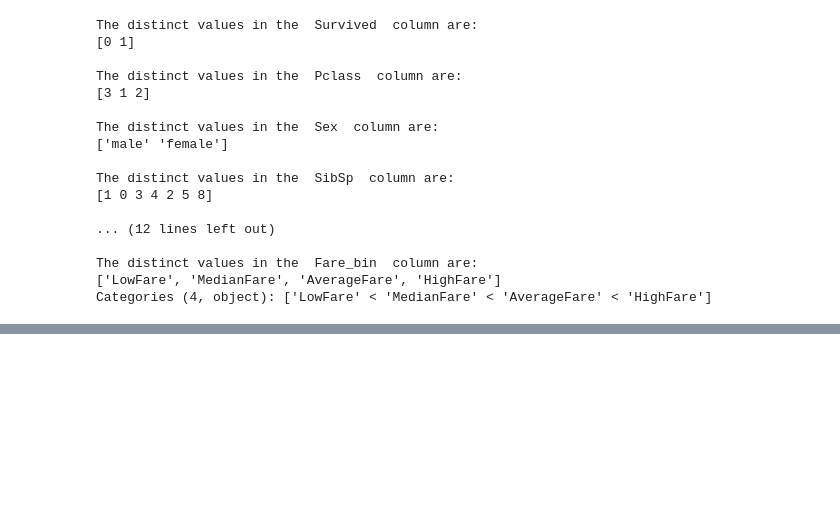
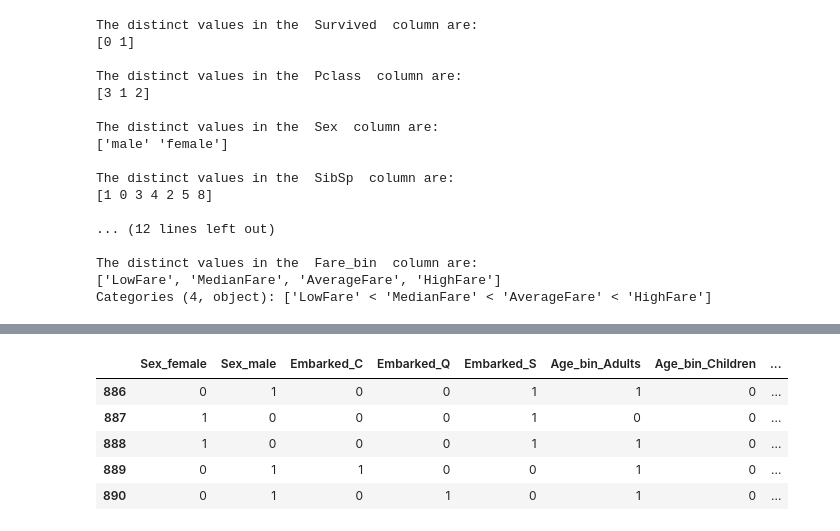
Before and after one commit to PercyAyimbilaNsolemna/Machine_Learning, a Jupyter notebook: Titanic_Kaggle_Challenge/Titanic.ipynb, the cells around one changed output, grey strips where cells are left out. Drawn from its saved outputs; the diff is of its cells as text; code cells hidden in the pictures; blank space fills up the shorter version.

```diff
--- a/Titanic_Kaggle_Challenge/Titanic.ipynb
+++ b/Titanic_Kaggle_Challenge/Titanic.ipynb
@@ -440,0 +505,10 @@ dtype: object
+# %%
+#Outputs the tail of the one_hot_encoded_features
+one_hot_encoded_features.tail()
+# %% [output]
+|  | Sex_female | Sex_male | Embarked_C | Embarked_Q | Embarked_S | Age_bin_Adults | Age_bin_Children | ... |
+| 886 | 0 | 1 | 0 | 0 | 1 | 1 | 0 | ... |
+| 887 | 1 | 0 | 0 | 0 | 1 | 0 | 0 | ... |
+| 888 | 1 | 0 | 0 | 0 | 1 | 1 | 0 | ... |
+| 889 | 0 | 1 | 1 | 0 | 0 | 1 | 0 | ... |
+| 890 | 0 | 1 | 0 | 1 | 0 | 1 | 0 | ... |
```
Also changed, not shown: parts of 16 cells of this notebook.
